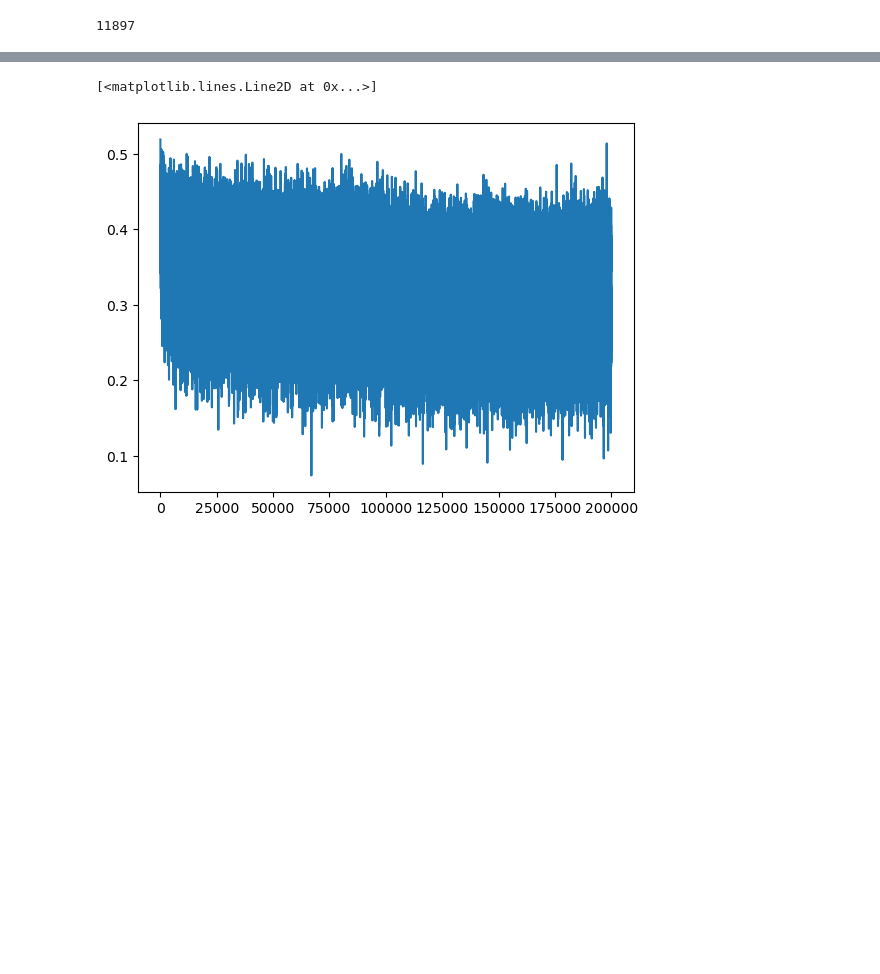
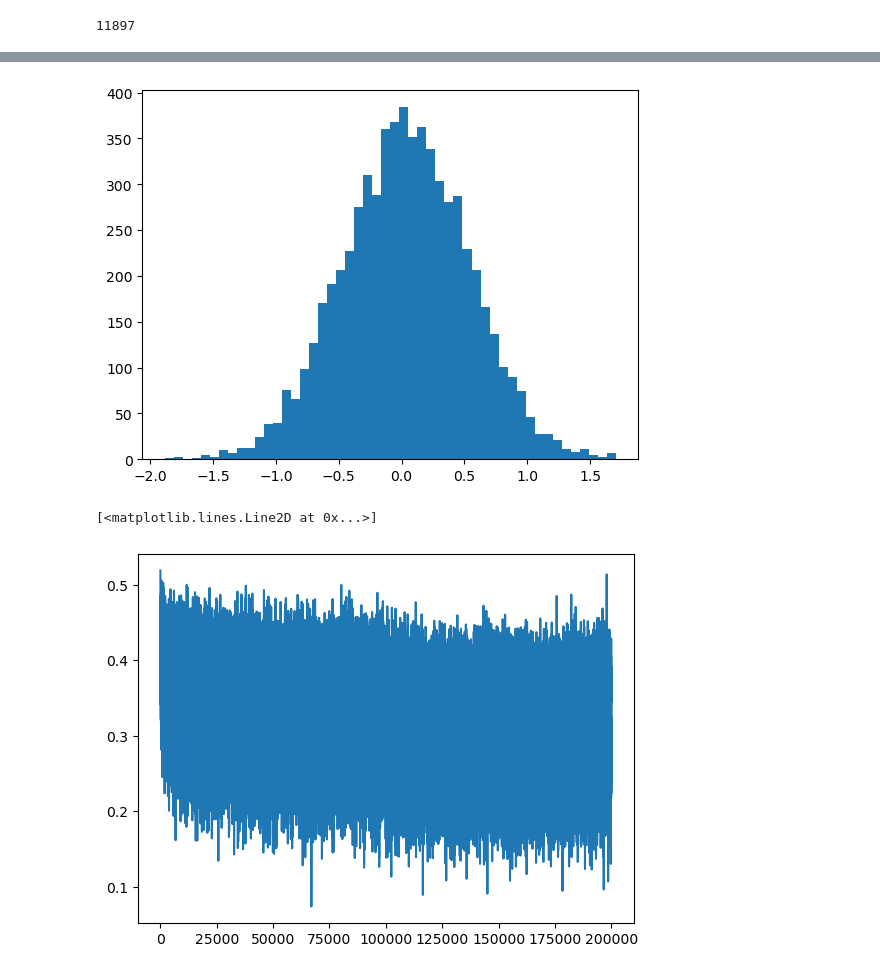
Before and after one commit to ssocolow/nn-zero-to-hero, a Jupyter notebook: lectures/makemore/makemore_part3_bn.ipynb, the cells around one changed output, grey strips where cells are left out. Cells and saved outputs as stored; diff of their text form; code cells hidden in the pictures; blank space fills up the shorter version.

```diff
--- a/lectures/makemore/makemore_part3_bn.ipynb
+++ b/lectures/makemore/makemore_part3_bn.ipynb
@@ -138,3 +148,7 @@ for i in range(max_steps):
+# %%
+plt.hist(hpreact.view(-1).tolist(), 50);
+# %% [output]
+[figure, added]
 # %%
 plt.plot(lossi)
 # %% [output]
```
Also changed, not shown: parts of 6 cells of this notebook.
